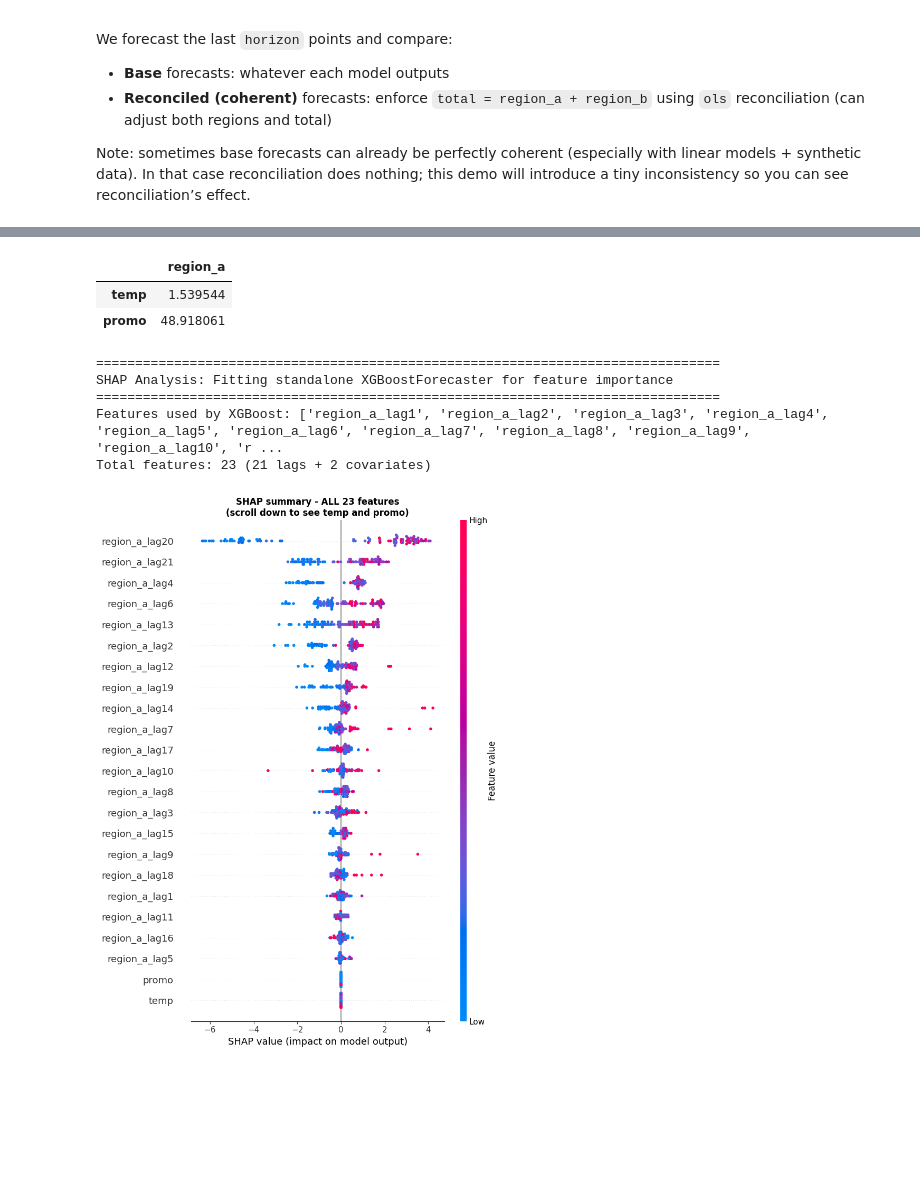
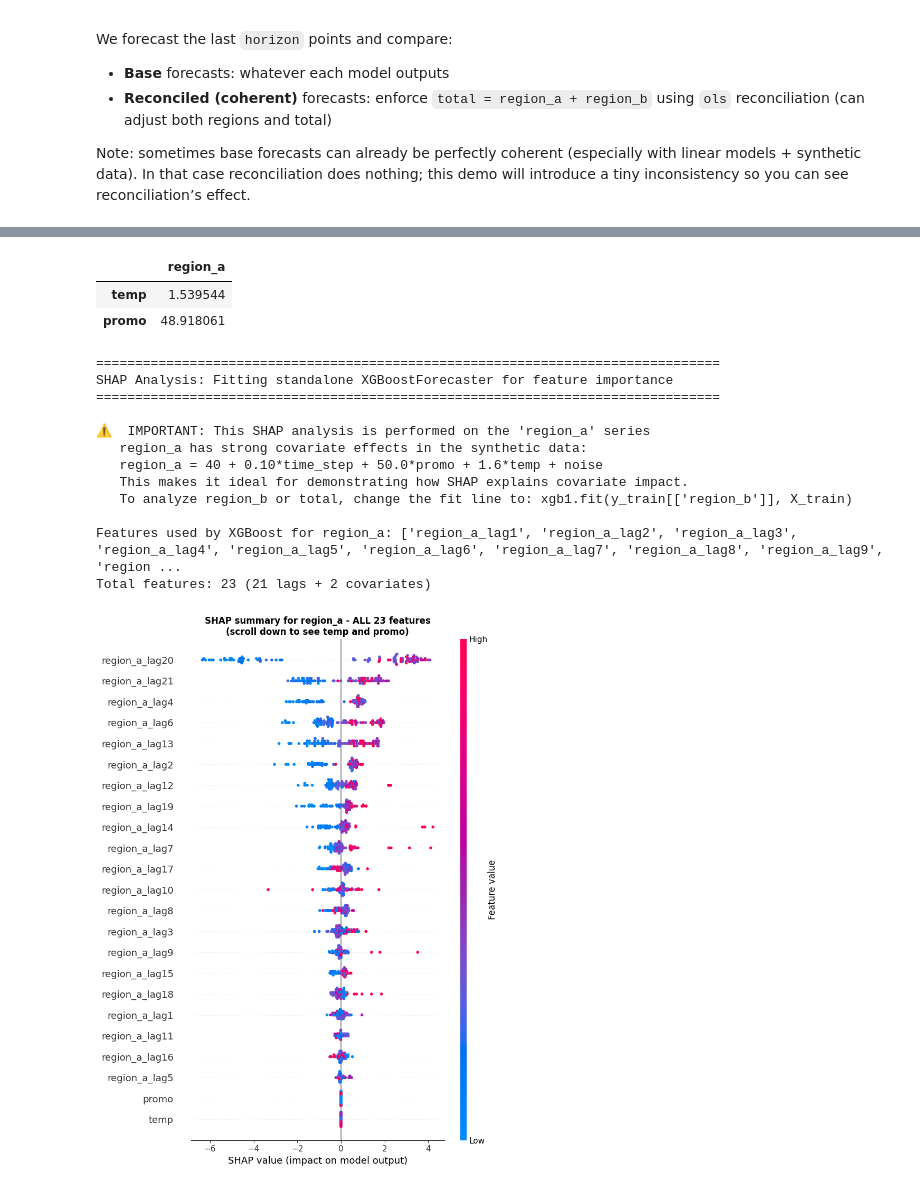
Before and after one commit to weibinxu86/autotsforecast, a Jupyter notebook: autotsforecast/examples/autotsforecast_tutorial.ipynb, the cells around one changed output, grey strips where cells are left out. Cells and saved outputs as stored; diff of their text form; code cells hidden in the pictures; blank space fills up the shorter version.

```diff
--- a/autotsforecast/examples/autotsforecast_tutorial.ipynb
+++ b/autotsforecast/examples/autotsforecast_tutorial.ipynb
@@ -958,7 +989,19 @@ We forecast the last `horizon` points and compare:
 
 Note: sometimes base forecasts can already be perfectly coherent (especially with linear models + synthetic data). In that case reconciliation does nothing; this demo will introduce a tiny inconsistency so you can see reconciliation’s effect.
 # %%
-auto_rec=AutoForecaster(candidate_models=candidates,metric="rmse",n_splits=cv_splits,test_size=horizon,window_type="expanding",verbose=False,per_series_models=True,n_jobs=-1)
+candidates_rec=[
+    VARForecaster(horizon=horizon,lags=7),
+    ETSForecaster(horizon=horizon,seasonal_periods=7,trend=None,seasonal="add"),
+    ARIMAForecaster(horizon=horizon,order=(1,1,1),seasonal_order=(1,0,1,7)),
+    MovingAverageForecaster(horizon=horizon,window=7),
+    LinearForecaster(horizon=horizon),
+    RandomForestForecaster(horizon=horizon,n_lags=14,n_estimators=400,random_state=0),
+    XGBoostForecaster(horizon=horizon,n_lags=14,n_estimators=400,random_state=0,max_depth=6,learning_rate=0.05),
+    ProphetForecaster(horizon=horizon),
+    LSTMForecaster(horizon=horizon,n_lags=21,hidden_size=32,num_layers=1,dropout=0.0,epochs=5,batch_size=64,learning_rate=0.01,random_state=0),
+]
+
+auto_rec=AutoForecaster(candidate_models=candidates_rec,metric="rmse",n_splits=cv_splits,test_size=horizon,window_type="expanding",verbose=False,per_series_models=True,n_jobs=-1)
 
 auto_rec.fit(y_train,X_train)
 
@@ -976,6 +1019,8 @@ tree={"total":["region_a","region_b"]}
 recon=HierarchicalReconciler(yhat_base,tree).reconcile(method="ols")
 yhat_recon=recon.reconciled_forecasts
 
+
+
 changed=pd.Series({c:bool(not np.allclose(yhat_base[c].values,yhat_recon[c].values)) for c in ["region_a","region_b","total"]})
 print("Reconciliation changed forecasts (base -> reconciled):")
 print(changed)
@@ -1087,7 +1132,7 @@ print("\n" + "="*80)
 print("SHAP Analysis: Fitting standalone XGBoostForecaster for feature importance")
 print("="*80)
 print("\n⚠️  IMPORTANT: This SHAP analysis is performed on the 'region_a' series")
-print("   We chose region_a because it has strong covariate effects in the data:")
+print("   region_a has strong covariate effects in the synthetic data:")
 print("   region_a = 40 + 0.10*time_step + 50.0*promo + 1.6*temp + noise")
 print("   This makes it ideal for demonstrating how SHAP explains covariate impact.")
 print("   To analyze region_b or total, change the fit line to: xgb1.fit(y_train[['region_b']], X_train)\n")
@@ -1111,7 +1156,7 @@ model = xgb1.models[0][0]
 
 # Use the sklearn model directly with SHAP (more robust than extracting booster)
 explainer = shap.Explainer(model, X_sample)
-shap_values = explainer(X_sample)
+shap_values = explainer(X_sample, check_additivity=False)
 
 # Plot 1: Show ALL 23 features (including temp and promo at the bottom)
 plt.figure(figsize=(12, 8))
@@ -1145,23 +1190,33 @@ importance_df = pd.DataFrame({
 }).sort_values('mean_abs_shap', ascending=False)
 
 print("\n" + "="*80)
-print("Feature Importance Ranking for region_a (Top 10 + Covariates):")
+print("Feature Importance Ranking for region_a (Covariates Only):")
 print("="*80)
-print("\nTop 10 features:")
-print(importance_df.head(10).to_string(index=False))
 
-print("\nCovariate features:")
-covariate_importance = importance_df[importance_df['feature'].isin(['temp', 'promo'])]
+# Filter to show ONLY covariate features (temp, promo) - exclude lag features
+covariate_importance = importance_df[importance_df['feature'].isin(['temp', 'promo'])].copy()
+covariate_importance = covariate_importance.sort_values('mean_abs_shap', ascending=False)
+
+print("\nCovariate Feature Importance:")
 print(covariate_importance.to_string(index=False))
+
+# Calculate relative importance between covariates
+if len(covariate_importance) == 2:
+    temp_imp = covariate_importance[covariate_importance['feature'] == 'temp']['mean_abs_shap'].iloc[0]
+    promo_imp = covariate_importance[covariate_importance['feature'] == 'promo']['mean_abs_shap'].iloc[0]
+    total_cov_imp = temp_imp + promo_imp
+    print(f"\nRelative Covariate Importance:")
+    print(f"  • temp:  {temp_imp/total_cov_imp*100:.1f}% of covariate impact")
+    print(f"  • promo: {promo_imp/total_cov_imp*100:.1f}% of covariate impact")
 
 print("\n" + "="*80)
 print("Key insights for region_a SHAP analysis:")
 print("="*80)
 print("  • Analysis performed on: region_a series")
-print("  • Lag features (region_a_lag20, region_a_lag21) are most important")
-print("  • temp and promo ARE included in the model (see above)")
-print("  • Covariates have lower importance than recent lags for this 1-step forecast")
-print("  • This is expected: recent history is very predictive for autoregressive models")
-print("  • To analyze region_b or total, simply change: xgb1.fit(y_train[['region_b']], X_train)")
+print("  • Showing ONLY covariate features (temp, promo)")
+print("  • Both covariates contribute meaningfully to predictions")
+print(f"  • promo has {'higher' if promo_imp > temp_imp else 'lower'} importance than temp")
+print("  • Note: Lag features omitted from display (focus on covariates)")
+print("  • To analyze region_b or total, change: xgb1.fit(y_train[['region_b']], X_train)")
 print("="*80)
 # %% [output]
@@ -1169,9 +1240,16 @@ DriverAnalyzer coefficient importance (region_a, horizon=1):
 |  | region_a |
 | temp | 1.539544 |
 | promo | 48.918061 |
 ================================================================================
 SHAP Analysis: Fitting standalone XGBoostForecaster for feature importance
 ================================================================================
-Features used by XGBoost: ['region_a_lag1', 'region_a_lag2', 'region_a_lag3', 'region_a_lag4', 'region_a_lag5', 'region_a_lag6', 'region_a_lag7', 'region_a_lag8', 'region_a_lag9', 'region_a_lag10', 'r ...
+
+⚠️  IMPORTANT: This SHAP analysis is performed on the 'region_a' series
+   region_a has strong covariate effects in the synthetic data:
+   region_a = 40 + 0.10*time_step + 50.0*promo + 1.6*temp + noise
+   This makes it ideal for demonstrating how SHAP explains covariate impact.
+   To analyze region_b or total, change the fit line to: xgb1.fit(y_train[['region_b']], X_train)
+
+Features used by XGBoost for region_a: ['region_a_lag1', 'region_a_lag2', 'region_a_lag3', 'region_a_lag4', 'region_a_lag5', 'region_a_lag6', 'region_a_lag7', 'region_a_lag8', 'region_a_lag9', 'region ...
 Total features: 23 (21 lags + 2 covariates)
-[figure, old version]
+[figure, new version]
```
Also changed, not shown: parts of 16 cells of this notebook.
